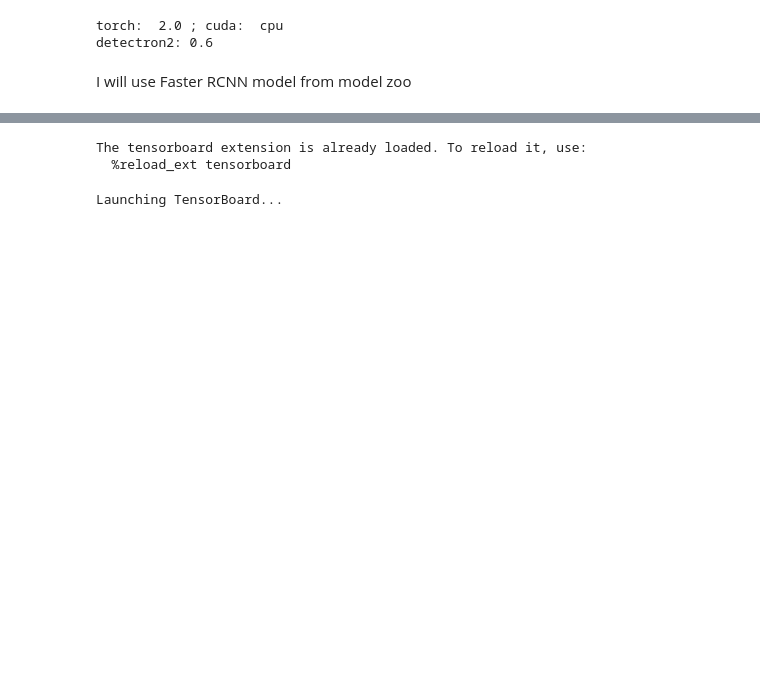
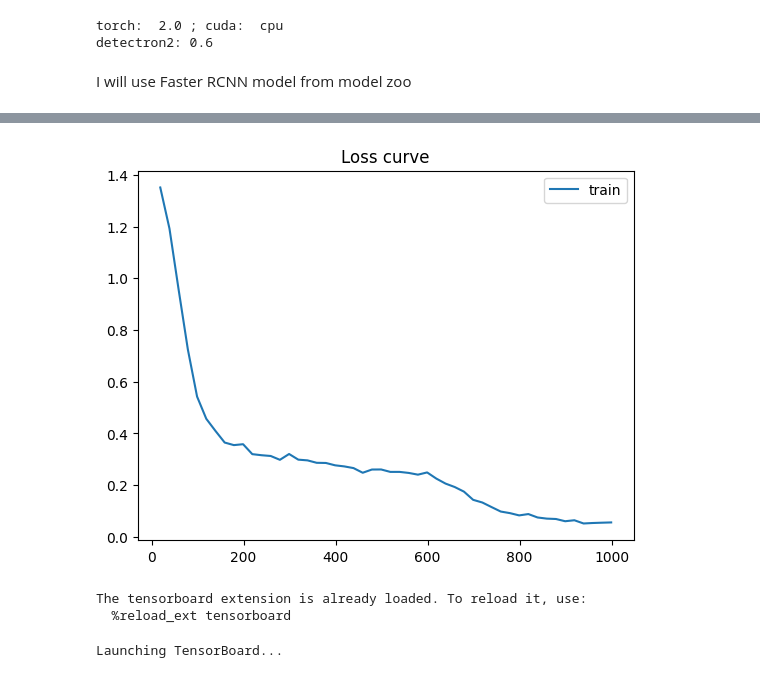
Before and after one commit to helenprokonina/ObjectDetection, a Jupyter notebook: HW_3.ipynb, the cells around one changed output, grey strips where cells are left out. Drawn from its saved outputs; the diff is of its cells as text; code cells hidden in the pictures; blank space fills up the shorter version.

```diff
--- a/HW_3.ipynb
+++ b/HW_3.ipynb
@@ -167,3 +334,20 @@ WARNING [06/07 20:37:59 d2.engine.defaults]: No evaluator found. Use `DefaultTra
+# %%
+import pandas as pd
+metrics_df = pd.read_json("output/object_detection/metrics.json", orient="records", lines=True)
+mdf = metrics_df.sort_values("iteration")
+mdf.head(10).T
+fig, ax = plt.subplots()
+mdf1 = mdf[~mdf["total_loss"].isna()]
+ax.plot(mdf1["iteration"], mdf1["total_loss"], c="C0", label="train")
+if "validation_loss" in mdf.columns:
+    mdf2 = mdf[~mdf["validation_loss"].isna()]
+    ax.plot(mdf2["iteration"], mdf2["validation_loss"], c="C1", label="validation")
+# ax.set_ylim([0, 0.5])
+ax.legend()
+ax.set_title("Loss curve")
+plt.show()
+# %% [output]
+[figure, added]
 # %%
 # Look at training curves in tensorboard:
 %load_ext tensorboard
```
Also changed, not shown: parts of 24 cells of this notebook.
